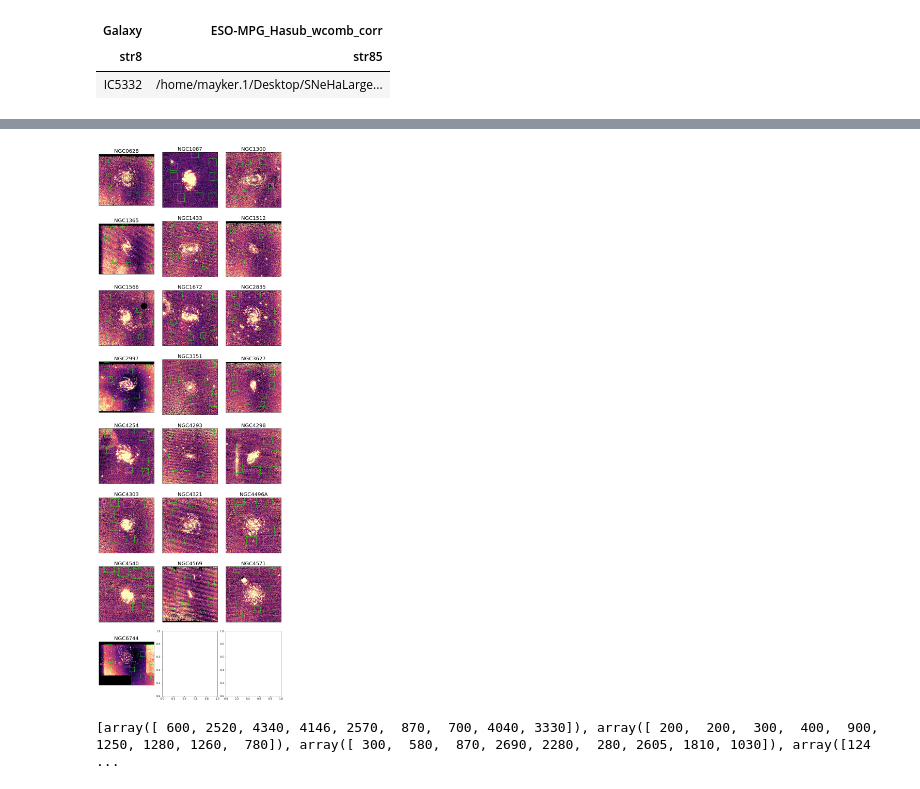
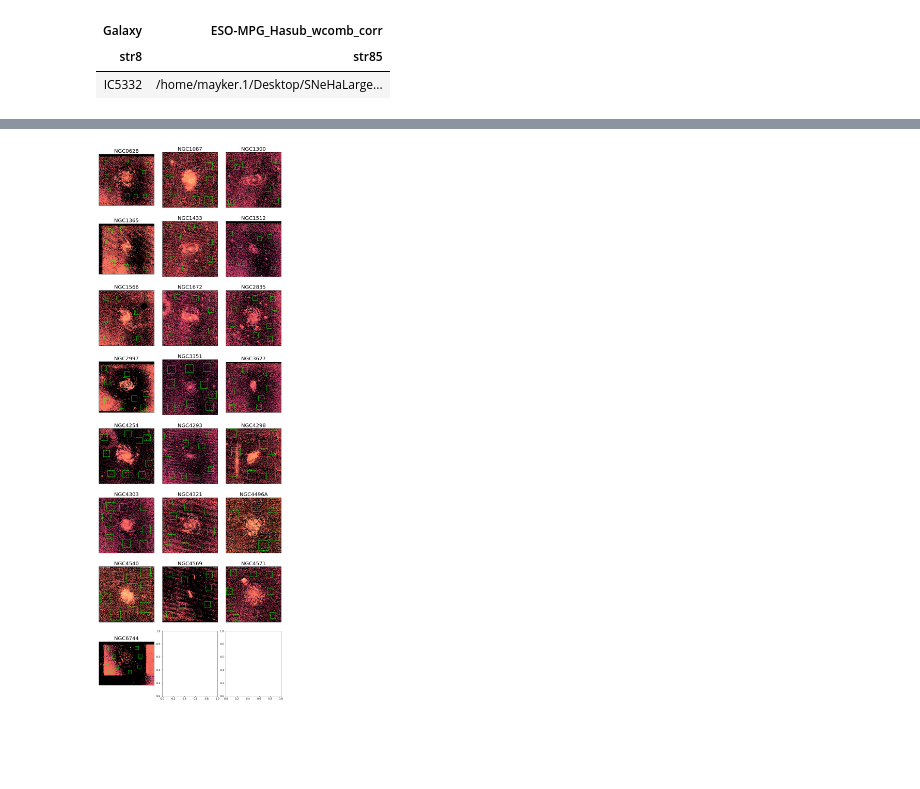
Before and after one commit to NessMayker/SNeHa, a Jupyter notebook: Code/0.ESO-MPG_Ha_Errors.ipynb, the cells around one changed output, grey strips where cells are left out. Saved outputs shown, nothing was run; the diff lists cells and outputs as text; code cells hidden in the pictures; blank space fills up the shorter version.

Commit message:
finished calculating NB map errors

```diff
--- a/Code/0.ESO-MPG_Ha_Errors.ipynb
+++ b/Code/0.ESO-MPG_Ha_Errors.ipynb
@@ -62,40 +65,38 @@ for i in range(len(NBtable)):
-# %%
-# make multipanel plot of NB galaxies with error boxes
-# plots, wcss, hdus, xcoords, ycoords, heights, widths, valmins, valmaxs
-
-current_cmap = plt.get_cmap("magma")
-current_cmap.set_bad("black")
-
-import math
-i,j,m=0,0,0
-PLOTS_PER_ROW = 3
-fig, axs = plt.subplots(math.ceil(len(plots)/PLOTS_PER_ROW),PLOTS_PER_ROW, figsize=(10, 30))
-for plot in plots:
-    # logplot = np.log10(plot)
-    # axs[i][j].imshow(logplot, cmap=current_cmap, aspect="equal", origin = "lower", interpolation = "nearest")
-    axs[i][j].imshow(plot, cmap=current_cmap, origin = "lower", interpolation = "nearest", vmin=valmins[m], vmax=valmaxs[m])
-    axs[i][j].set_title(galaxies[m].upper(), fontsize=20)
-    axs[i][j].set_xticks([])
-    axs[i][j].set_yticks([])
-
-    for x in range(len(xcoords[m])):
-        axs[i][j].add_patch(Rectangle((xcoords[m][x], ycoords[m][x]), heights[m][x], widths[m][x], alpha=1, edgecolor='lime', fill = False))
-
-    j+=1
-    if j%PLOTS_PER_ROW==0:
-        i+=1
-        j=0
-    m+=1
-plt.tight_layout(pad=0.1, w_pad=0.1, h_pad=0.1)
-plt.show()
-fig.savefig("../Figures/ESO-MPGGalaxiesErrorBoxes.png", dpi=100)
-plt.close()
-# %% [output]
-[figure, removed]
-# %%
-print(xcoords)
-# %% [output]
-[array([ 600, 2520, 4340, 4146, 2570,  870,  700, 4040, 3330]), array([ 200,  200,  300,  400,  900, 1250, 1280, 1260,  780]), array([ 300,  580,  870, 2690, 2280,  280, 2605, 1810, 1030]), array([124 ...
+# %%
+# make multipanel plot of NB galaxies with error boxes
+# plots, wcss, hdus, xcoords, ycoords, heights, widths, valmins, valmaxs
+
+current_cmap = plt.get_cmap("magma")
+current_cmap.set_bad("black")
+
+import math
+i,j,m=0,0,0
+PLOTS_PER_ROW = 3
+fig, axs = plt.subplots(math.ceil(len(plots)/PLOTS_PER_ROW),PLOTS_PER_ROW, figsize=(10, 30))
+for plot in plots:
+    logplot = np.log10(plot)
+    axs[i][j].imshow(logplot, cmap=current_cmap, aspect="equal", origin = "lower", interpolation = "nearest")
+    #axs[i][j].imshow(plot, cmap=current_cmap, origin = "lower", interpolation = "nearest", vmin=valmins[m], vmax=valmaxs[m])
+    axs[i][j].set_title(galaxies[m].upper(), fontsize=20)
+    axs[i][j].set_xticks([])
+    axs[i][j].set_yticks([])
+
+    for x in range(len(xcoords[m])):
+        xstart = xcoords[m][x]-(heights[m][x])/2
+        ystart = ycoords[m][x]-(heights[m][x])/2
+        axs[i][j].add_patch(Rectangle((xstart, ystart), heights[m][x], widths[m][x], alpha=1, edgecolor='lime', fill = False))
+
+    j+=1
+    if j%PLOTS_PER_ROW==0:
+        i+=1
+        j=0
+    m+=1
+plt.tight_layout(pad=0.1, w_pad=0.1, h_pad=0.1)
+plt.show()
+fig.savefig("../Figures/ESO-MPGGalaxiesErrorBoxes.png", dpi=100)
+plt.close()
+# %% [output]
+[figure, added]
 # %%
 import astropy
 #evaluate standard deviaton and median value for each box
```
Also changed, not shown: parts of 4 cells of this notebook, 2 other files.
